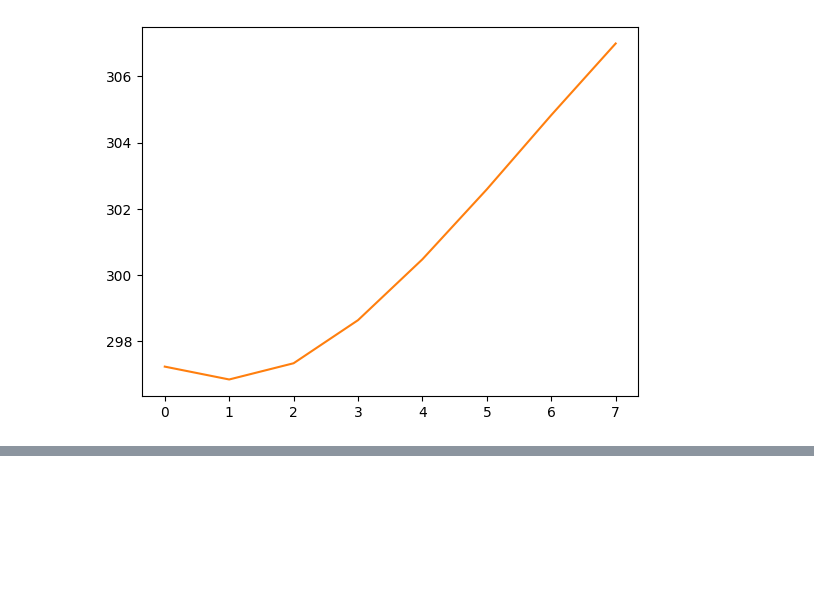
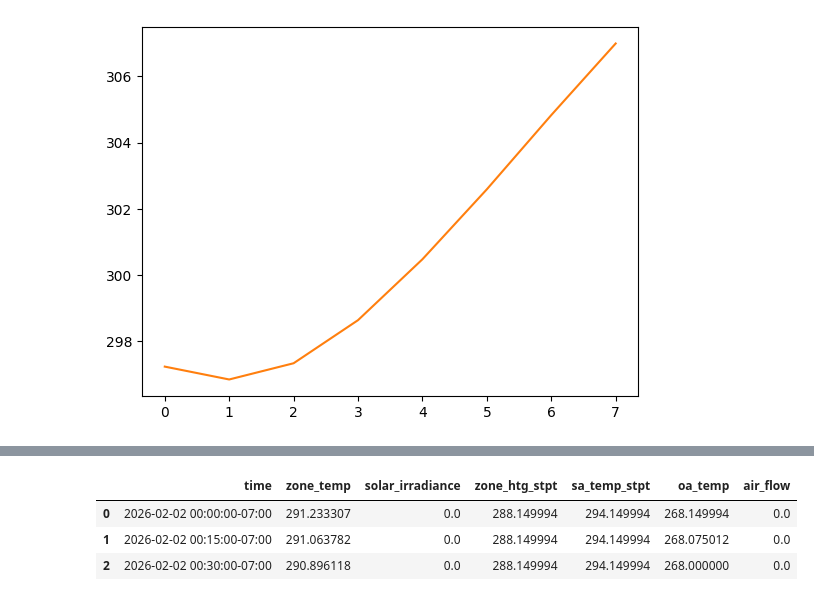
Before and after one commit to jamesryancoleman/bos-jupyter, a Jupyter notebook: nb/NN.ipynb, the cells around one changed output, grey strips where cells are left out. Cells and saved outputs as stored; diff of their text form; code cells hidden in the pictures; blank space fills up the shorter version.

```diff
--- a/nb/NN.ipynb
+++ b/nb/NN.ipynb
@@ -352,0 +571,7 @@ plt.plot(future_temps)
+# %%
+future_df.head(3)
+# %% [output]
+|  | time | zone_temp | solar_irradiance | zone_htg_stpt | sa_temp_stpt | oa_temp | air_flow |
+| 0 | 2026-02-02 00:00:00-07:00 | 291.233307 | 0.0 | 288.149994 | 294.149994 | 268.149994 | 0.0 |
+| 1 | 2026-02-02 00:15:00-07:00 | 291.063782 | 0.0 | 288.149994 | 294.149994 | 268.075012 | 0.0 |
+| 2 | 2026-02-02 00:30:00-07:00 | 290.896118 | 0.0 | 288.149994 | 294.149994 | 268.000000 | 0.0 |
```
Also changed, not shown: parts of 9 cells of this notebook.
